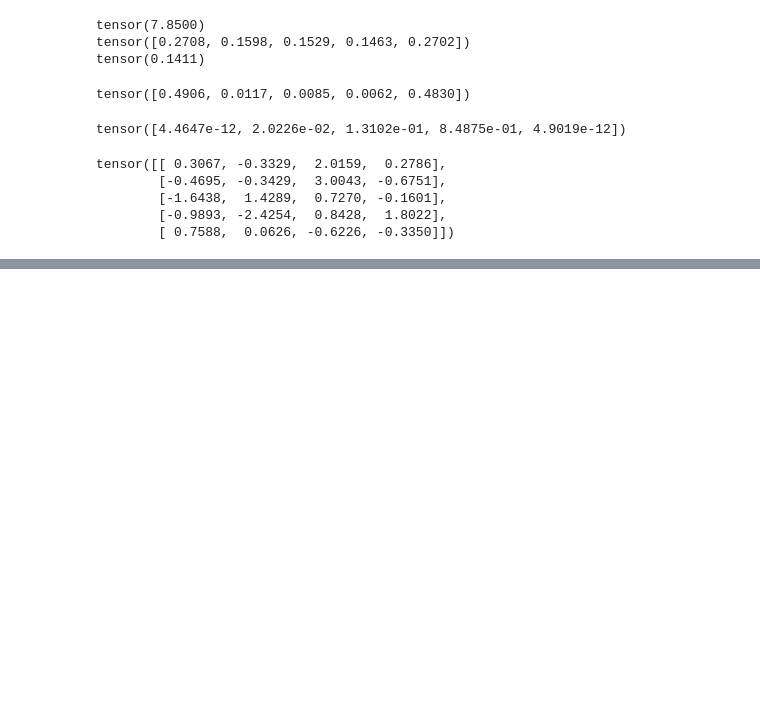
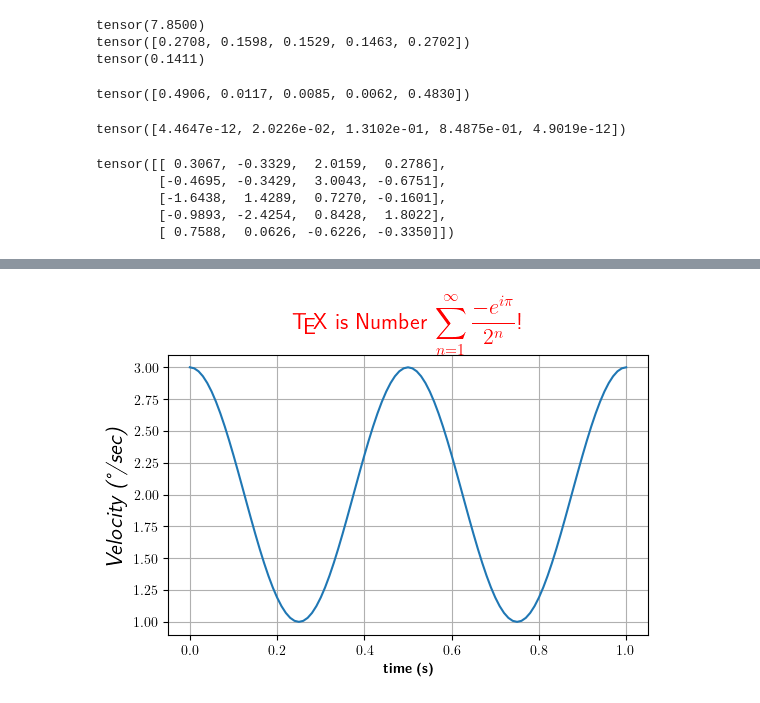
Before and after one commit to JevenM/fedatt-main, a Jupyter notebook: src/test.ipynb, the cells around one changed output, grey strips where cells are left out. Cells and saved outputs as stored; diff of their text form; code cells hidden in the pictures; blank space fills up the shorter version.

```diff
--- a/src/test.ipynb
+++ b/src/test.ipynb
@@ -49,0 +65,21 @@ tensor([[ 0.3067, -0.3329,  2.0159,  0.2786],
+# %%
+matplotlib.rcParams['text.usetex'] = True
+# matplotlib.rcParams['text.latex.unicode'] = True
+import matplotlib.pyplot as plt
+plt.rcParams.update({
+    'text.usetex': True,
+})
+plt.figure(1, figsize=(6, 4))
+ax = plt.axes([0.1, 0.1, 0.8, 0.7])
+t = np.arange(0.0, 1.0 + 0.01, 0.01)
+s = np.cos(2*2*np.pi*t) + 2
+plt.plot(t, s)
+
+plt.xlabel(r'\textbf{time (s)}')
+plt.ylabel('\\textit{Velocity (\u00B0/sec)}', fontsize=16)
+plt.title(r'\TeX\ is Number $\displaystyle\sum_{n=1}^\infty'
+          r'\frac{-e^{i\pi}}{2^n}$!', fontsize=16, color='r')
+plt.grid(True)
+plt.show()
+# %% [output]
+[figure, added]
```
Also changed, not shown: parts of 6 cells of this notebook, 4 other files.
